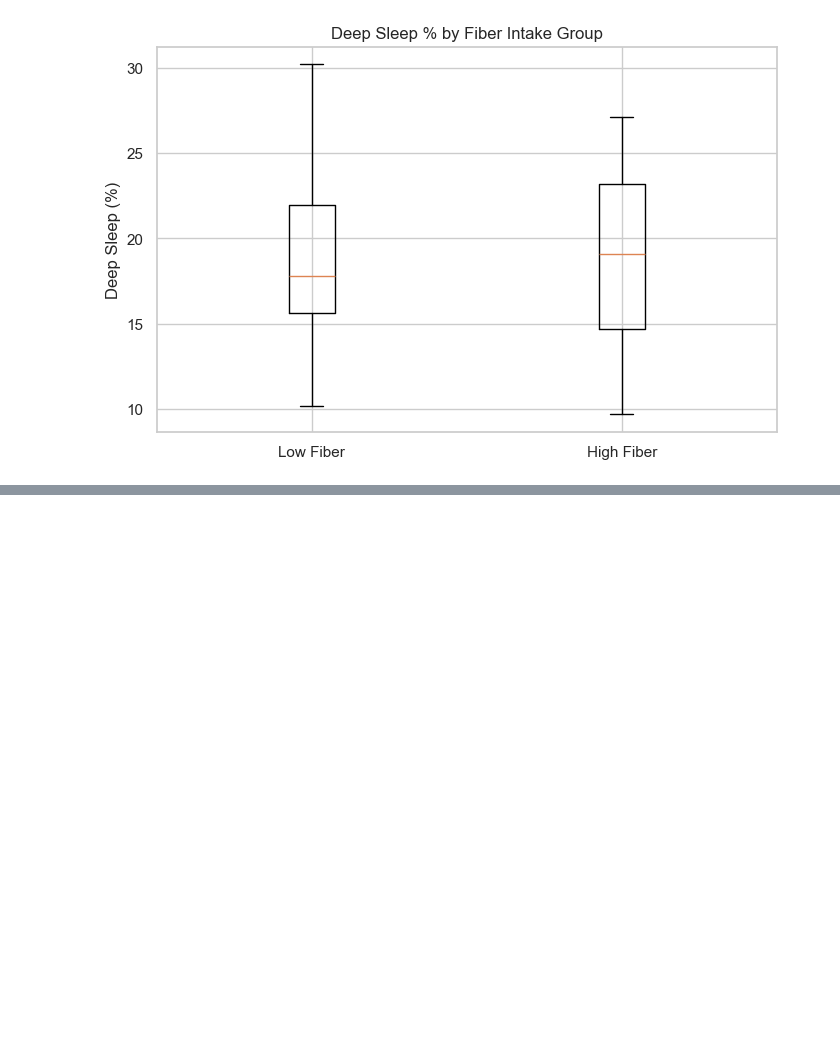
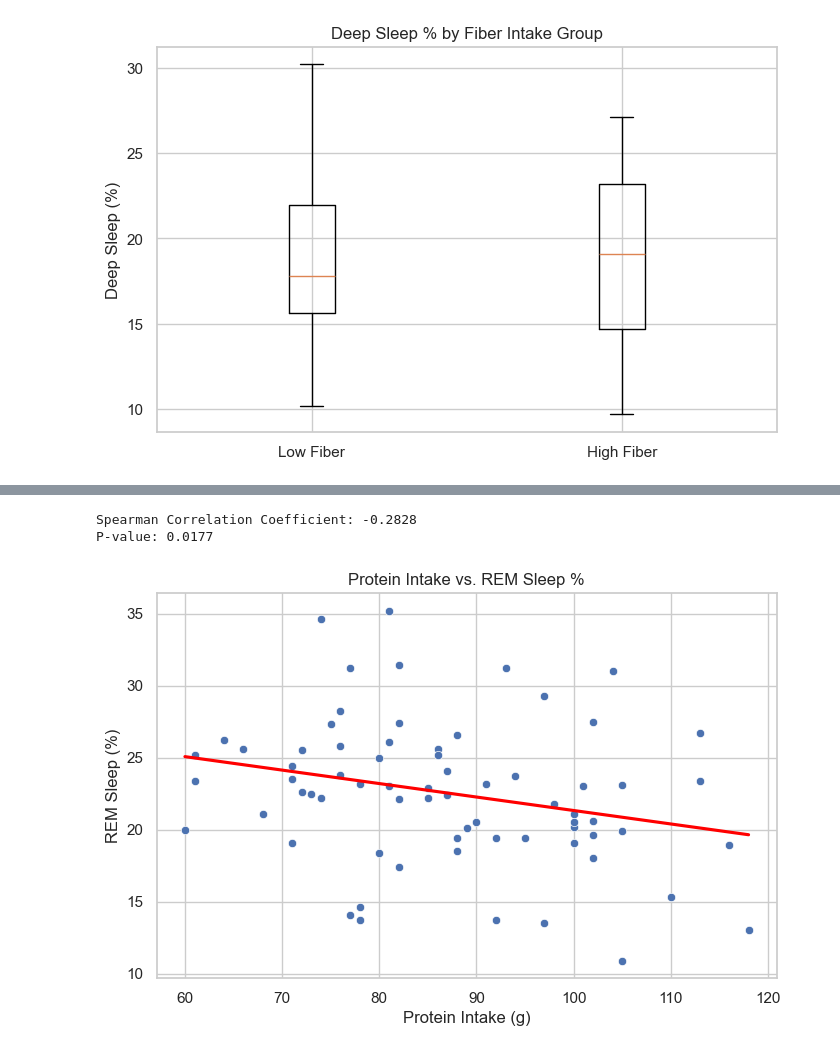
Before and after one commit to Hamzaaw/diet-sleep-analysis, a Jupyter notebook: eda.ipynb, the cells around one changed output, grey strips where cells are left out. Cells and saved outputs as stored; diff of their text form; code cells hidden in the pictures; blank space fills up the shorter version.

```diff
--- a/eda.ipynb
+++ b/eda.ipynb
@@ -223,0 +272,23 @@ After that, we’re ready to push today’s batch to GitHub!
+# %%
+# Spearman correlation between protein intake and REM sleep %
+protein = filtered_df['Protein (g)']
+rem_sleep = filtered_df['REM Sleep (%)']
+
+corr_protein_rem, p_value_protein_rem = spearmanr(protein, rem_sleep)
+
+print("Spearman Correlation Coefficient:", round(corr_protein_rem, 4))
+print("P-value:", round(p_value_protein_rem, 4))
+
+# Visualization
+plt.figure(figsize=(8, 5))
+sns.scatterplot(x=protein, y=rem_sleep)
+sns.regplot(x=protein, y=rem_sleep, scatter=False, ci=None, color='red')
+plt.title("Protein Intake vs. REM Sleep %")
+plt.xlabel("Protein Intake (g)")
+plt.ylabel("REM Sleep (%)")
+plt.grid(True)
+plt.show()
+# %% [output]
+Spearman Correlation Coefficient: -0.2828
+P-value: 0.0177
+[figure, added]
```
Also changed, not shown: parts of 7 cells of this notebook.
